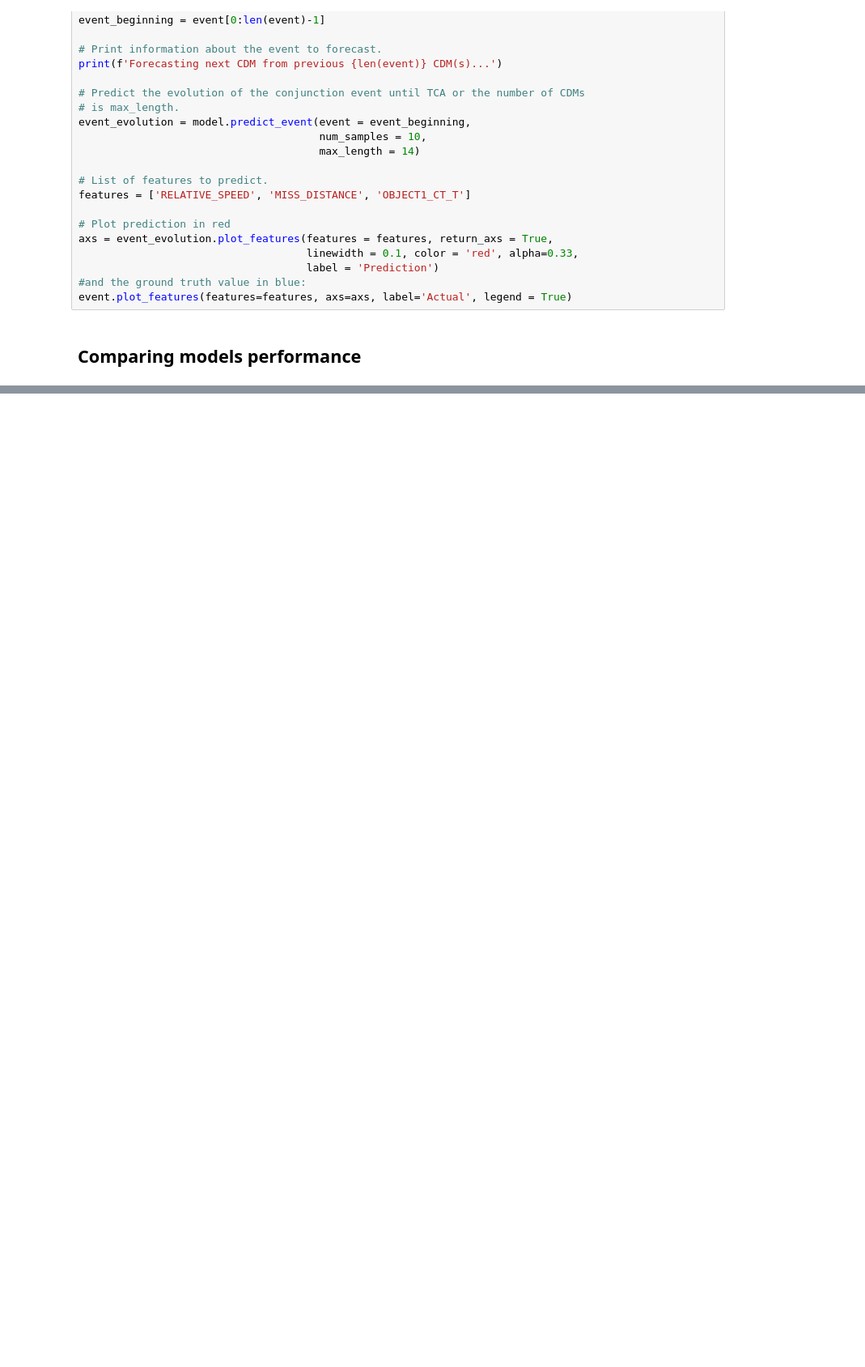
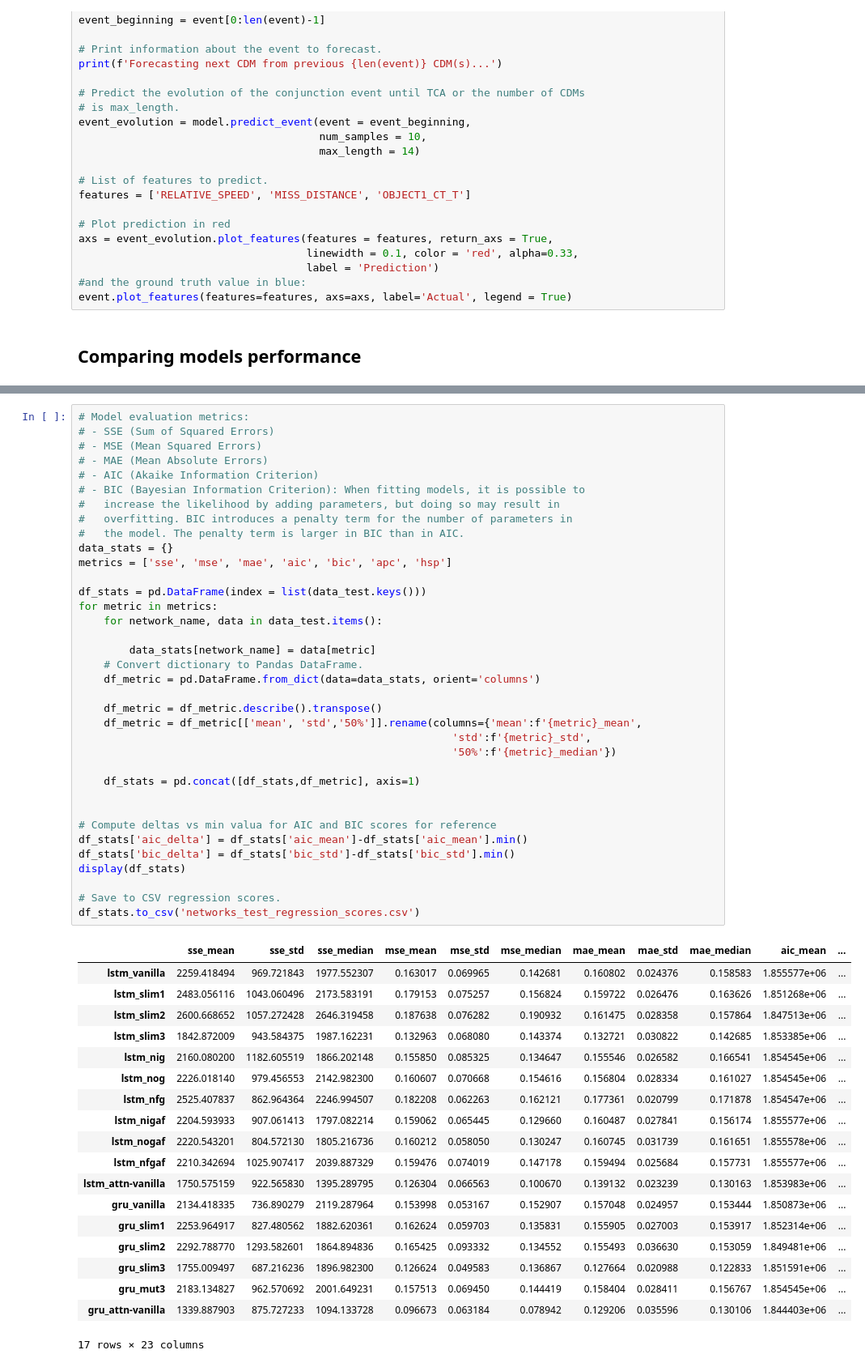
Before and after one commit to JJavierRosales/scapy, a Jupyter notebook: notebooks/rnn_time_series_forecasting.ipynb, the cells around one changed output, grey strips where cells are left out. Shown at 81% size. Saved outputs shown, nothing was run; the diff lists cells and outputs as text; blank space fills up the shorter version.

```diff
--- a/notebooks/rnn_time_series_forecasting.ipynb
+++ b/notebooks/rnn_time_series_forecasting.ipynb
@@ -681,0 +622,56 @@ ax.grid(True, linestyle='--')
+# %%
+# Model evaluation metrics:
+# - SSE (Sum of Squared Errors)
+# - MSE (Mean Squared Errors)
+# - MAE (Mean Absolute Errors)
+# - AIC (Akaike Information Criterion)
+# - BIC (Bayesian Information Criterion): When fitting models, it is possible to
+#   increase the likelihood by adding parameters, but doing so may result in
+#   overfitting. BIC introduces a penalty term for the number of parameters in
+#   the model. The penalty term is larger in BIC than in AIC.
+data_stats = {}
+metrics = ['sse', 'mse', 'mae', 'aic', 'bic', 'apc', 'hsp']
+
+df_stats = pd.DataFrame(index = list(data_test.keys()))
+for metric in metrics:
+    for network_name, data in data_test.items():
+
+        data_stats[network_name] = data[metric]
+    # Convert dictionary to Pandas DataFrame.
+    df_metric = pd.DataFrame.from_dict(data=data_stats, orient='columns')
+
+    df_metric = df_metric.describe().transpose()
+    df_metric = df_metric[['mean', 'std','50%']].rename(columns={'mean':f'{metric}_mean',
+                                                           'std':f'{metric}_std',
+                                                           '50%':f'{metric}_median'})
+
+    df_stats = pd.concat([df_stats,df_metric], axis=1)
+
+
+# Compute deltas vs min valua for AIC and BIC scores for reference
+df_stats['aic_delta'] = df_stats['aic_mean']-df_stats['aic_mean'].min()
+df_stats['bic_delta'] = df_stats['bic_std']-df_stats['bic_std'].min()
+display(df_stats)
+
+# Save to CSV regression scores.
+df_stats.to_csv('networks_test_regression_scores.csv')
+# %% [output]
+|  | sse_mean | sse_std | sse_median | mse_mean | mse_std | mse_median | mae_mean | mae_std | mae_median | aic_mean | ... |
+| lstm_vanilla | 2259.418494 | 969.721843 | 1977.552307 | 0.163017 | 0.069965 | 0.142681 | 0.160802 | 0.024376 | 0.158583 | 1.855577e+06 | ... |
+| lstm_slim1 | 2483.056116 | 1043.060496 | 2173.583191 | 0.179153 | 0.075257 | 0.156824 | 0.159722 | 0.026476 | 0.163626 | 1.851268e+06 | ... |
+| lstm_slim2 | 2600.668652 | 1057.272428 | 2646.319458 | 0.187638 | 0.076282 | 0.190932 | 0.161475 | 0.028358 | 0.157864 | 1.847513e+06 | ... |
+| lstm_slim3 | 1842.872009 | 943.584375 | 1987.162231 | 0.132963 | 0.068080 | 0.143374 | 0.132721 | 0.030822 | 0.142685 | 1.853385e+06 | ... |
+| lstm_nig | 2160.080200 | 1182.605519 | 1866.202148 | 0.155850 | 0.085325 | 0.134647 | 0.155546 | 0.026582 | 0.166541 | 1.854545e+06 | ... |
+| lstm_nog | 2226.018140 | 979.456553 | 2142.982300 | 0.160607 | 0.070668 | 0.154616 | 0.156804 | 0.028334 | 0.161027 | 1.854545e+06 | ... |
+| lstm_nfg | 2525.407837 | 862.964364 | 2246.994507 | 0.182208 | 0.062263 | 0.162121 | 0.177361 | 0.020799 | 0.171878 | 1.854547e+06 | ... |
+| lstm_nigaf | 2204.593933 | 907.061413 | 1797.082214 | 0.159062 | 0.065445 | 0.129660 | 0.160487 | 0.027841 | 0.156174 | 1.855577e+06 | ... |
+| lstm_nogaf | 2220.543201 | 804.572130 | 1805.216736 | 0.160212 | 0.058050 | 0.130247 | 0.160745 | 0.031739 | 0.161651 | 1.855578e+06 | ... |
+| lstm_nfgaf | 2210.342694 | 1025.907417 | 2039.887329 | 0.159476 | 0.074019 | 0.147178 | 0.159494 | 0.025684 | 0.157731 | 1.855577e+06 | ... |
+| lstm_attn-vanilla | 1750.575159 | 922.565830 | 1395.289795 | 0.126304 | 0.066563 | 0.100670 | 0.139132 | 0.023239 | 0.130163 | 1.853983e+06 | ... |
+| gru_vanilla | 2134.418335 | 736.890279 | 2119.287964 | 0.153998 | 0.053167 | 0.152907 | 0.157048 | 0.024957 | 0.153444 | 1.850873e+06 | ... |
+| gru_slim1 | 2253.964917 | 827.480562 | 1882.620361 | 0.162624 | 0.059703 | 0.135831 | 0.155905 | 0.027003 | 0.153917 | 1.852314e+06 | ... |
+| gru_slim2 | 2292.788770 | 1293.582601 | 1864.894836 | 0.165425 | 0.093332 | 0.134552 | 0.155493 | 0.036630 | 0.153059 | 1.849481e+06 | ... |
+| gru_slim3 | 1755.009497 | 687.216236 | 1896.982300 | 0.126624 | 0.049583 | 0.136867 | 0.127664 | 0.020988 | 0.122833 | 1.851591e+06 | ... |
+| gru_mut3 | 2183.134827 | 962.570692 | 2001.649231 | 0.157513 | 0.069450 | 0.144419 | 0.158404 | 0.028411 | 0.156767 | 1.854545e+06 | ... |
+| gru_attn-vanilla | 1339.887903 | 875.727233 | 1094.133728 | 0.096673 | 0.063184 | 0.078942 | 0.129206 | 0.035596 | 0.130106 | 1.844403e+06 | ... |
+17 rows × 23 columns
```
Also changed, not shown: parts of 20 cells of this notebook, 2 other files.
